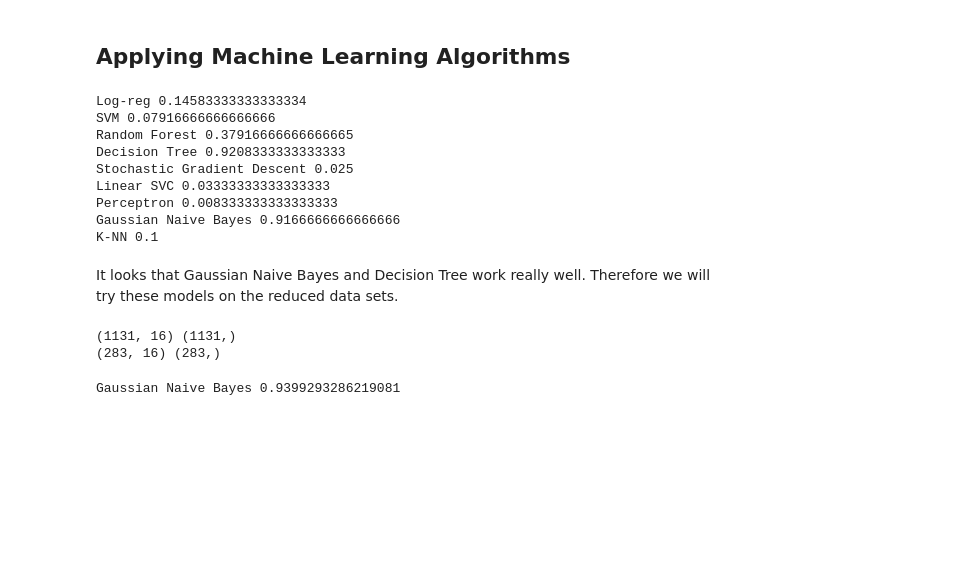
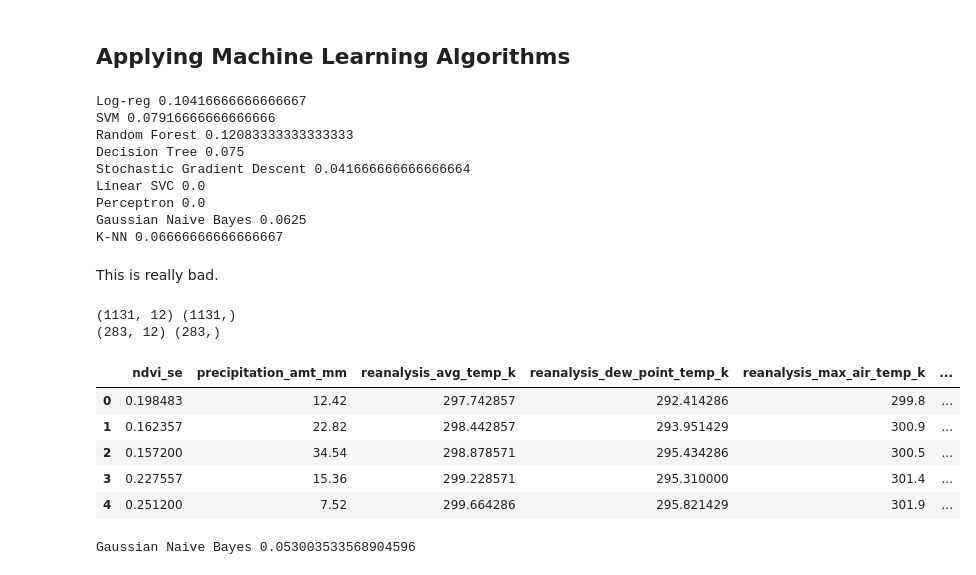
Before and after one commit to shrey183/DengAI, a Jupyter notebook: DENG-AI.ipynb, the cells around one changed output. Cells and saved outputs as stored; diff of their text form; code cells hidden in the pictures; blank space fills up the shorter version.

```diff
--- a/DENG-AI.ipynb
+++ b/DENG-AI.ipynb
@@ -284,6 +284,10 @@ full_data = full_data.replace('sj', 0)
 full_data = full_data.replace('iq', 1)
 full_data = full_data.drop('week_start_date', 1)
 y = full_data['total_cases']
+
+full_data = full_data.drop('total_cases', 1)
+
+
 
 X_train, X_test, Y_train, Y_test = train_test_split(full_data, y, test_size = 0.2)
 
@@ -358,33 +362,48 @@ Y_pred = knn.predict(X_test)
 acc_knn = accuracy_score(Y_test, Y_pred)
 print ("K-NN", acc_knn)
 # %% [output]
-Log-reg 0.14583333333333334
+Log-reg 0.10416666666666667
 SVM 0.07916666666666666
-Random Forest 0.37916666666666665
-Decision Tree 0.9208333333333333
-Stochastic Gradient Descent 0.025
-Linear SVC 0.03333333333333333
-Perceptron 0.008333333333333333
-Gaussian Naive Bayes 0.9166666666666666
-K-NN 0.1
+Random Forest 0.12083333333333333
+Decision Tree 0.075
+Stochastic Gradient Descent 0.041666666666666664
+Linear SVC 0.0
+Perceptron 0.0
+Gaussian Naive Bayes 0.0625
+K-NN 0.06666666666666667
-# %% [markdown]
-It looks that Gaussian Naive Bayes and Decision Tree work really well. Therefore we will try these models on the reduced data sets.
+# %% [markdown]
+This is really bad.
 # %%
 # First split the data_frame into training set and test set; 80-20 split.
 y = data['total_cases']
+
+data = data.drop('total_cases', 1)
+data = data.drop('city', 1)
+data = data.drop('year', 1)
+data = data.drop('weekofyear', 1)
+
 X_train, X_test, Y_train, Y_test = train_test_split(data, y, test_size = 0.2)
 print (X_train.shape, Y_train.shape)
 print (X_test.shape, Y_test.shape)
 # %% [output]
-(1131, 16) (1131,)
-(283, 16) (283,)
+(1131, 12) (1131,)
+(283, 12) (283,)
+# %%
+data.head()
+# %% [output]
+|  | ndvi_se | precipitation_amt_mm | reanalysis_avg_temp_k | reanalysis_dew_point_temp_k | reanalysis_max_air_temp_k | ... |
+| 0 | 0.198483 | 12.42 | 297.742857 | 292.414286 | 299.8 | ... |
+| 1 | 0.162357 | 22.82 | 298.442857 | 293.951429 | 300.9 | ... |
+| 2 | 0.157200 | 34.54 | 298.878571 | 295.434286 | 300.5 | ... |
+| 3 | 0.227557 | 15.36 | 299.228571 | 295.310000 | 301.4 | ... |
+| 4 | 0.251200 | 7.52 | 299.664286 | 295.821429 | 301.9 | ... |
 # %%
 # Gaussian Naive Bayes
 
 gaussian = GaussianNB()
 gaussian.fit(X_train, Y_train)
 Y_pred = gaussian.predict(X_test)
-acc_gaussian = accuracy_score(Y_test, Y_pred)
+acc_gaussian = accuracy_score(Y_test.tolist(), Y_pred)
 print ("Gaussian Naive Bayes", acc_gaussian)
 # %% [output]
-Gaussian Naive Bayes 0.9399293286219081
+Gaussian Naive Bayes 0.053003533568904596
```
Also changed, not shown: parts of 4 cells of this notebook.
